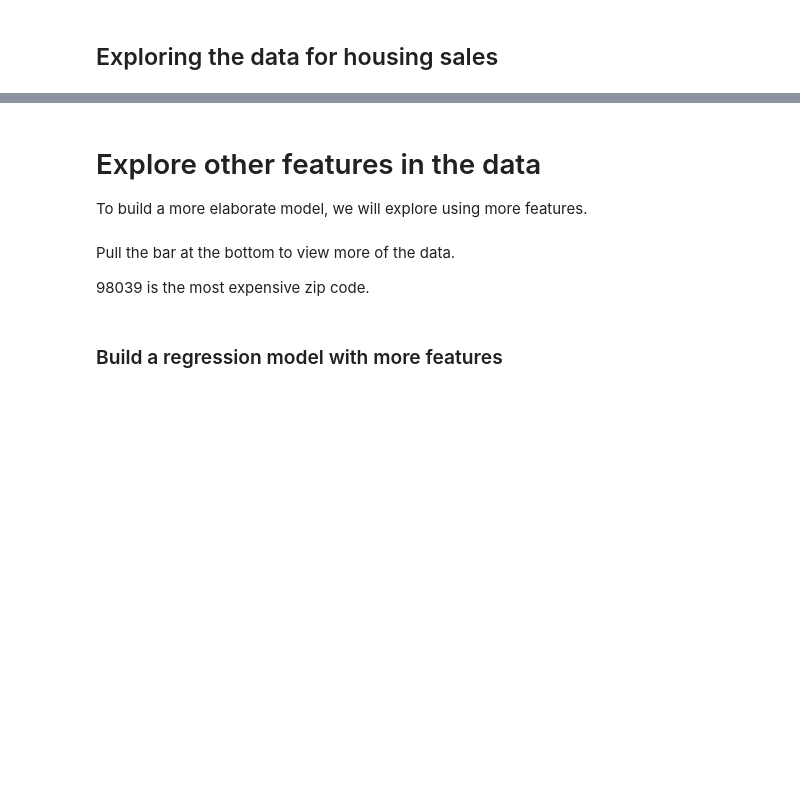
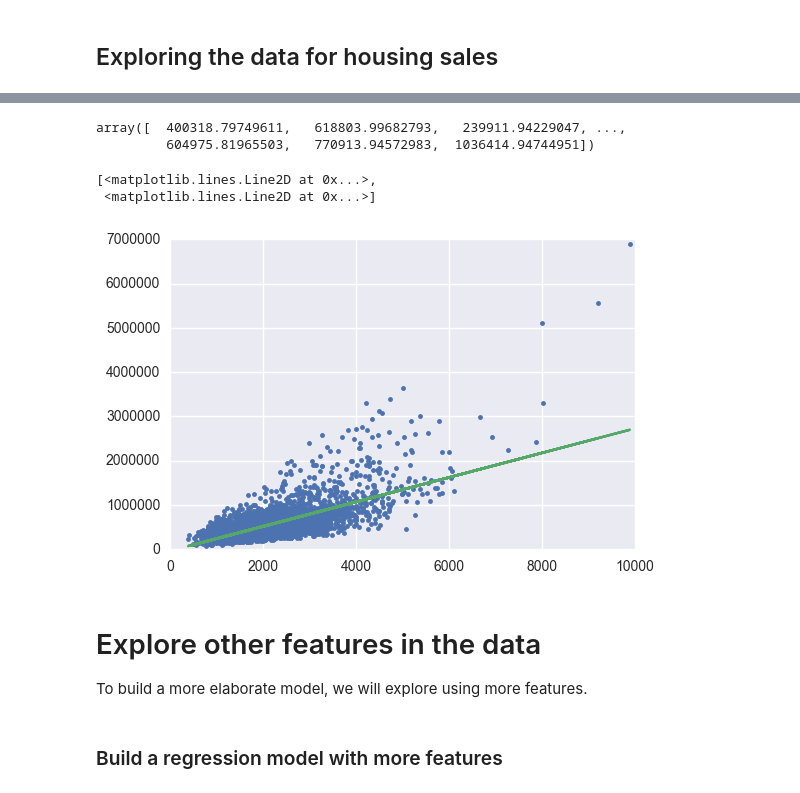
Before and after one commit to DheerajAgarwal/MachineLearning_UoW, a Jupyter notebook: Course1/Predicting house prices.ipynb, the cells around one changed output, grey strips where cells are left out. Saved outputs shown, nothing was run; the diff lists cells and outputs as text; code cells hidden in the pictures; blank space fills up the shorter version.

```diff
--- a/Course1/Predicting house prices.ipynb
+++ b/Course1/Predicting house prices.ipynb
@@ -129,3 +164,15 @@ Below: we can view the learned regression coefficients.
+# %%
+lm.predict(test[['sqft_living']])
+# %% [output]
+array([  400318.79749611,   618803.99682793,   239911.94229047, ...,
+         604975.81965503,   770913.94572983,  1036414.94744951])
+# %%
+plt.plot(test['sqft_living'],test['price'],'.',
+        test['sqft_living'],lm.predict(test[['sqft_living']]),'-')
+# %% [output]
+[<matplotlib.lines.Line2D at 0x...>,
+ <matplotlib.lines.Line2D at 0x...>]
+[figure, added]
 # %% [markdown]
 # Explore other features in the data
 
@@ -139,6 +182,2 @@ sales.show(view='BoxWhisker Plot', x='zipcode', y='price')
-# %% [markdown]
-Pull the bar at the bottom to view more of the data.
-
-98039 is the most expensive zip code.
 # %% [markdown]
 ### Build a regression model with more features
```
Also changed, not shown: parts of 30 cells of this notebook.
